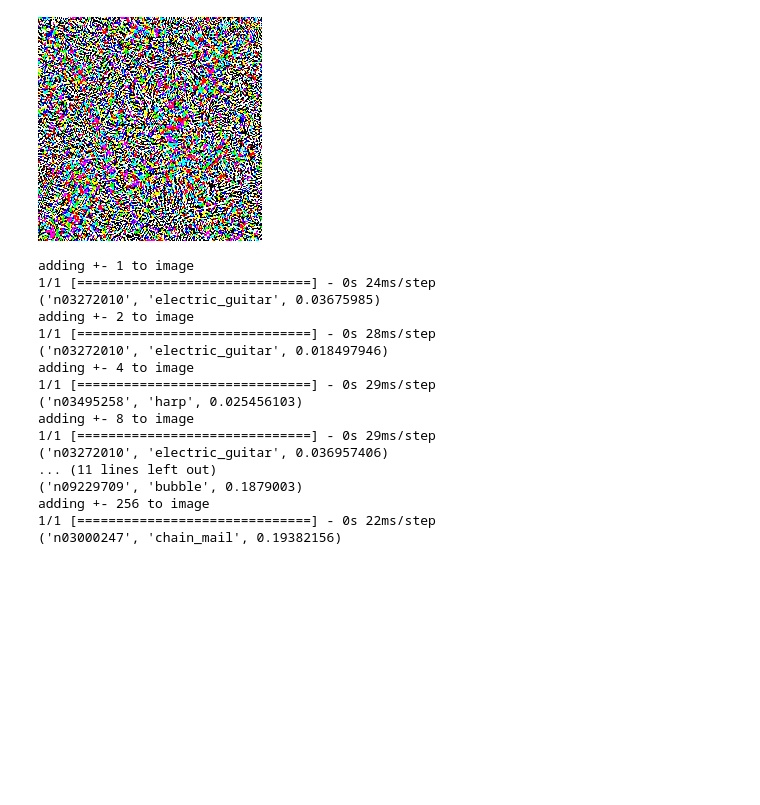
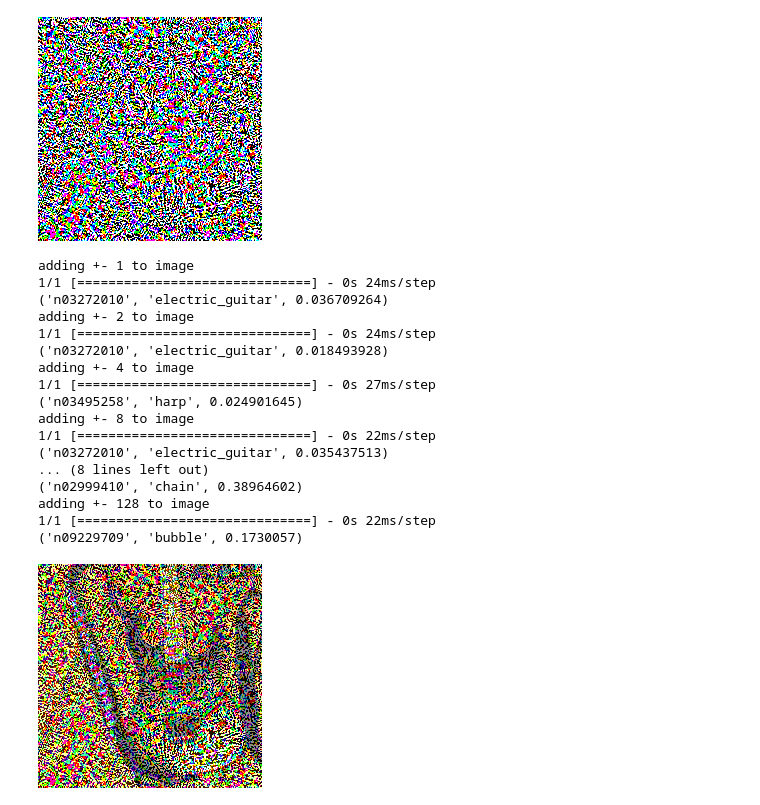
Before and after one commit to danjacobellis/FTML, a Jupyter notebook: experiments/fgsm.ipynb, the cells around one changed output. Drawn from its saved outputs; the diff is of its cells as text; code cells hidden in the pictures; blank space fills up the shorter version.

```diff
--- a/experiments/fgsm.ipynb
+++ b/experiments/fgsm.ipynb
@@ -9,7 +9,7 @@ To enable them in other operations, rebuild TensorFlow with the appropriate comp
 # %%
 model = load_model();
 rgb = png_to_rgb('imagenet_crops/guitar_01.png')
-input_label, signed_grad = fgsm(model,rgb)
+input_label, gradient = fgsm(model,rgb)
 print(input_label)
 show(rgb)
 # %% [output]
@@ -35,25 +35,27 @@ show_perturbation(signed_grad)
 # %% [output]
 [figure]
 # %%
-for bits in range(1,10):
-    attacked_img = attack(rgb,signed_grad,bits)
+for bits in range(1,9):
+    attacked_img = sg_attack(rgb,tf.sign(gradient),bits)
     attacked_label, _ = fgsm(model,attacked_img)
     print(attacked_label)
+show(attacked_img)
 # %% [output]
 adding +- 1 to image
 1/1 [==============================] - 0s 24ms/step
-('n03272010', 'electric_guitar', 0.03675985)
+('n03272010', 'electric_guitar', 0.036709264)
 adding +- 2 to image
-1/1 [==============================] - 0s 28ms/step
-('n03272010', 'electric_guitar', 0.018497946)
+1/1 [==============================] - 0s 24ms/step
+('n03272010', 'electric_guitar', 0.018493928)
 adding +- 4 to image
-1/1 [==============================] - 0s 29ms/step
-('n03495258', 'harp', 0.025456103)
+1/1 [==============================] - 0s 27ms/step
+('n03495258', 'harp', 0.024901645)
 adding +- 8 to image
-1/1 [==============================] - 0s 29ms/step
-('n03272010', 'electric_guitar', 0.036957406)
-... (11 lines left out)
-('n09229709', 'bubble', 0.1879003)
-adding +- 256 to image
 1/1 [==============================] - 0s 22ms/step
-('n03000247', 'chain_mail', 0.19382156)
+('n03272010', 'electric_guitar', 0.035437513)
+... (8 lines left out)
+('n02999410', 'chain', 0.38964602)
+adding +- 128 to image
+1/1 [==============================] - 0s 22ms/step
+('n09229709', 'bubble', 0.1730057)
+[figure, added]
```
Also changed, not shown: parts of 5 cells of this notebook, 1 other file.
